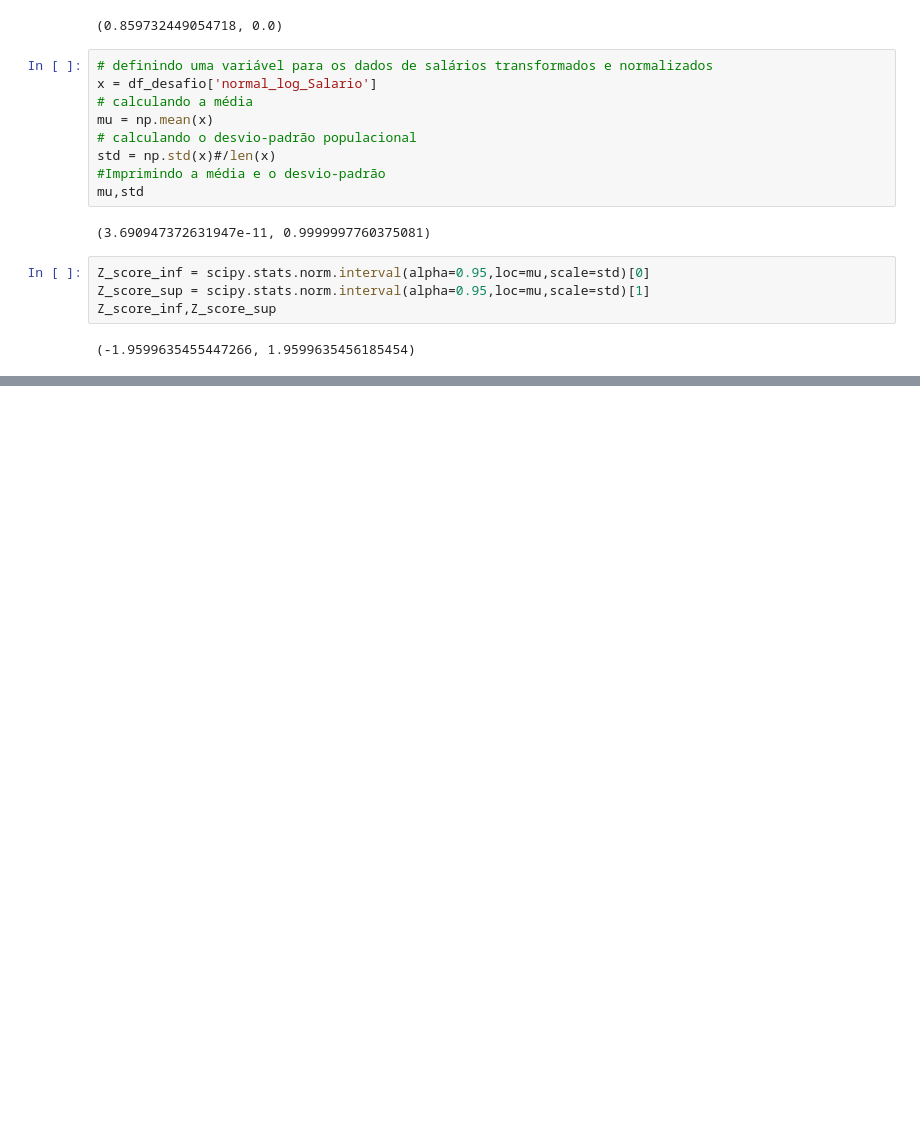
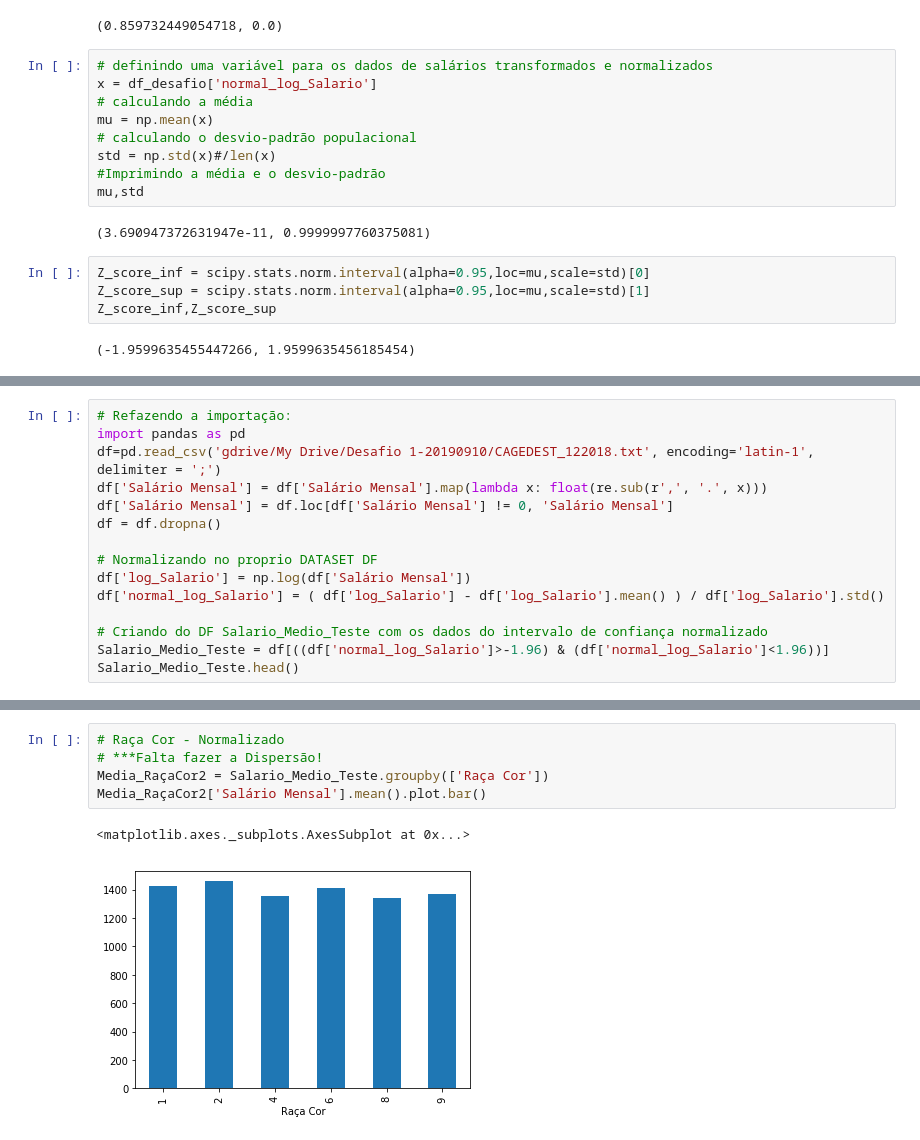
Before and after one commit to tsilverio/Desafio1_DataScience, a Jupyter notebook: Desafio1_Thiago.ipynb, the cells around one changed output, grey strips where cells are left out. Drawn from its saved outputs; the diff is of its cells as text; blank space fills up the shorter version.

```diff
--- a/Desafio1_Thiago.ipynb
+++ b/Desafio1_Thiago.ipynb
@@ -415,0 +395,15 @@ plt.show()
+# %%
+# Refazendo a importação:
+import pandas as pd
+df=pd.read_csv('gdrive/My Drive/Desafio 1-20190910/CAGEDEST_122018.txt', encoding='latin-1', delimiter = ';')
+df['Salário Mensal'] = df['Salário Mensal'].map(lambda x: float(re.sub(r',', '.', x)))
+df['Salário Mensal'] = df.loc[df['Salário Mensal'] != 0, 'Salário Mensal']
+df = df.dropna()
+
+# Normalizando no proprio DATASET DF
+df['log_Salario'] = np.log(df['Salário Mensal'])
+df['normal_log_Salario'] = ( df['log_Salario'] - df['log_Salario'].mean() ) / df['log_Salario'].std()
+
+# Criando do DF Salario_Medio_Teste com os dados do intervalo de confiança normalizado
+Salario_Medio_Teste = df[((df['normal_log_Salario']>-1.96) & (df['normal_log_Salario']<1.96))]
+Salario_Medio_Teste.head()
@@ -415,0 +417,8 @@ plt.show()
+# %%
+# Raça Cor - Normalizado
+# ***Falta fazer a Dispersão!
+Media_RaçaCor2 = Salario_Medio_Teste.groupby(['Raça Cor'])
+Media_RaçaCor2['Salário Mensal'].mean().plot.bar()
+# %% [output]
+<matplotlib.axes._subplots.AxesSubplot at 0x...>
+[figure, added]
```
Also changed, not shown: parts of 21 cells of this notebook.
